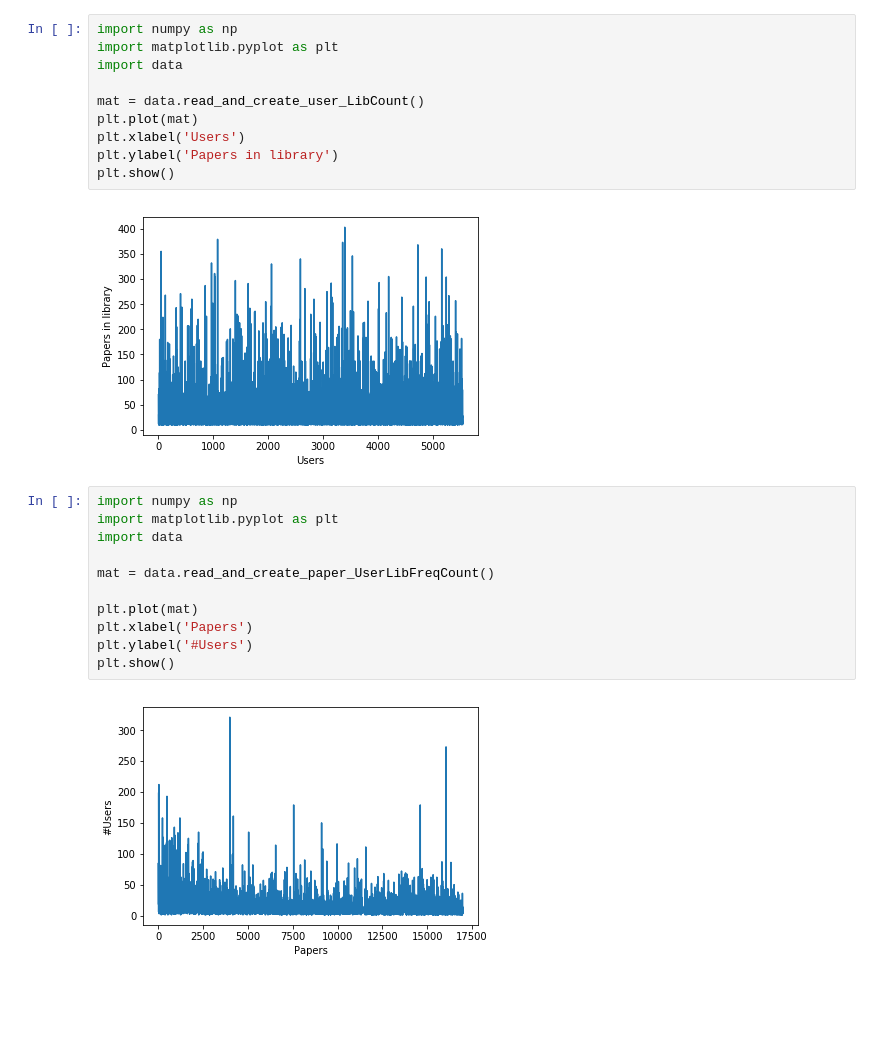
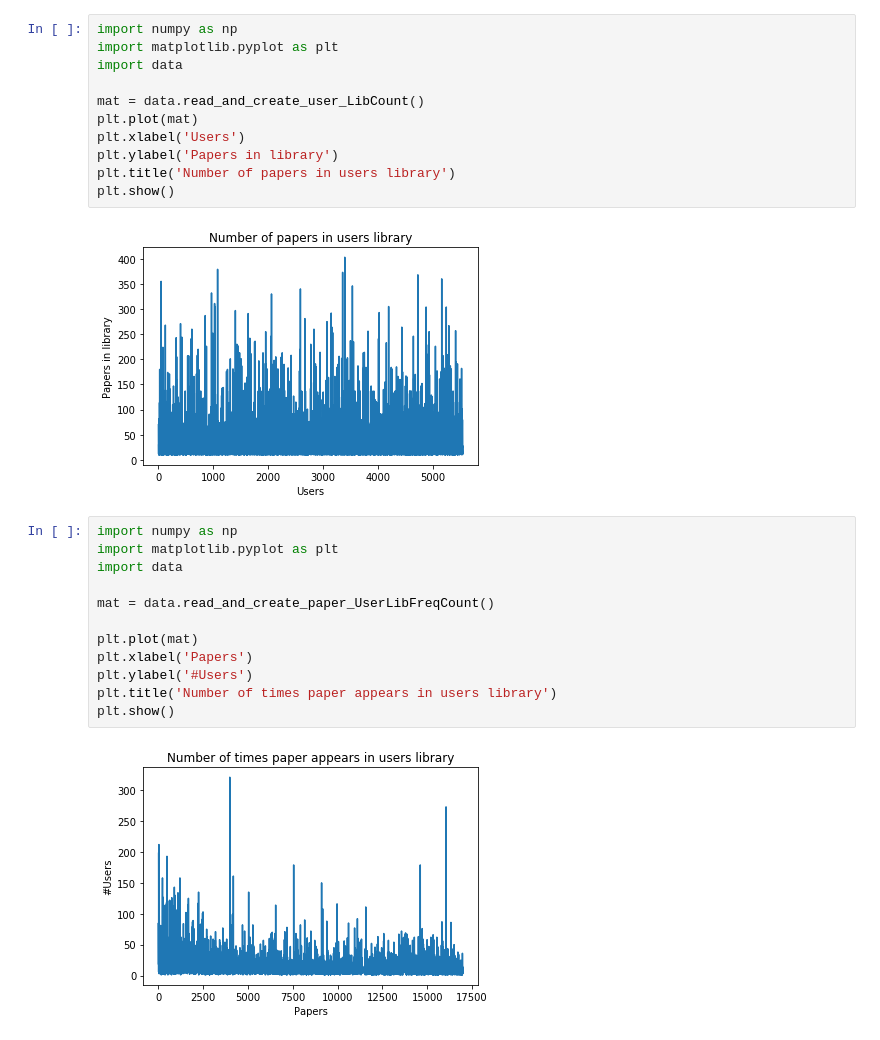
Before and after one commit to midNight-jam/CMPE295B_Recommendation_System_for_Scietific_Literature, a Jupyter notebook: zzSVD/visualization.ipynb, the cells around one changed output. Drawn from its saved outputs; the diff is of its cells as text; blank space fills up the shorter version.

Commit message:
visualization

```diff
--- a/zzSVD/visualization.ipynb
+++ b/zzSVD/visualization.ipynb
@@ -1,15 +1,16 @@
 # %%
 import numpy as np
 import matplotlib.pyplot as plt
 import data
 
 mat = data.read_and_create_user_LibCount()
 plt.plot(mat)
 plt.xlabel('Users')
 plt.ylabel('Papers in library')
+plt.title('Number of papers in users library')
 plt.show()
 # %% [output]
-[figure, old version]
+[figure, new version]
 # %%
 import numpy as np
 import matplotlib.pyplot as plt
@@ -20,6 +21,7 @@ mat = data.read_and_create_paper_UserLibFreqCount()
 plt.plot(mat)
 plt.xlabel('Papers')
 plt.ylabel('#Users')
+plt.title('Number of times paper appears in users library')
 plt.show()
 # %% [output]
-[figure, old version]
+[figure, new version]
```
